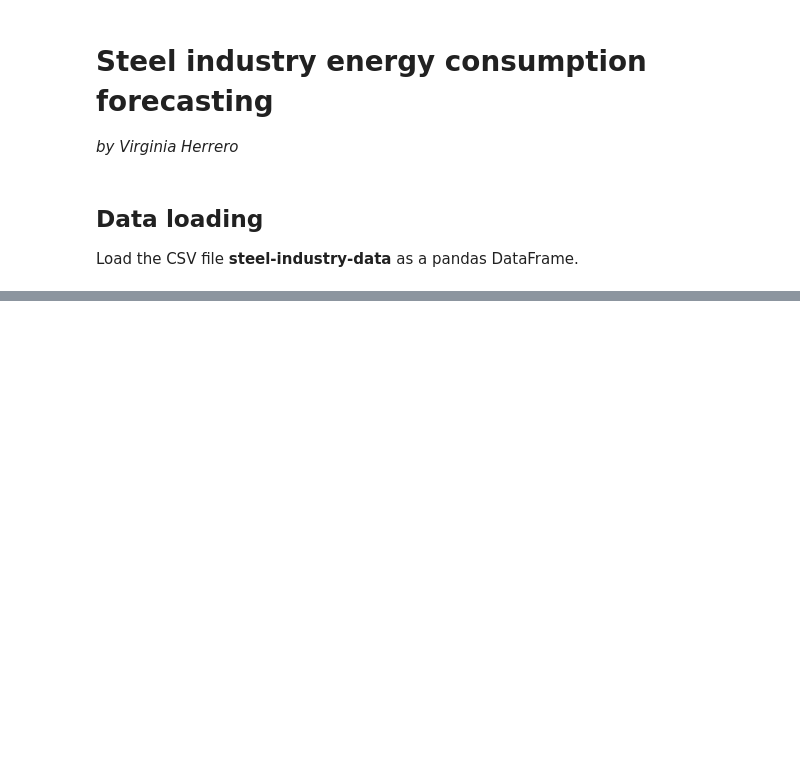
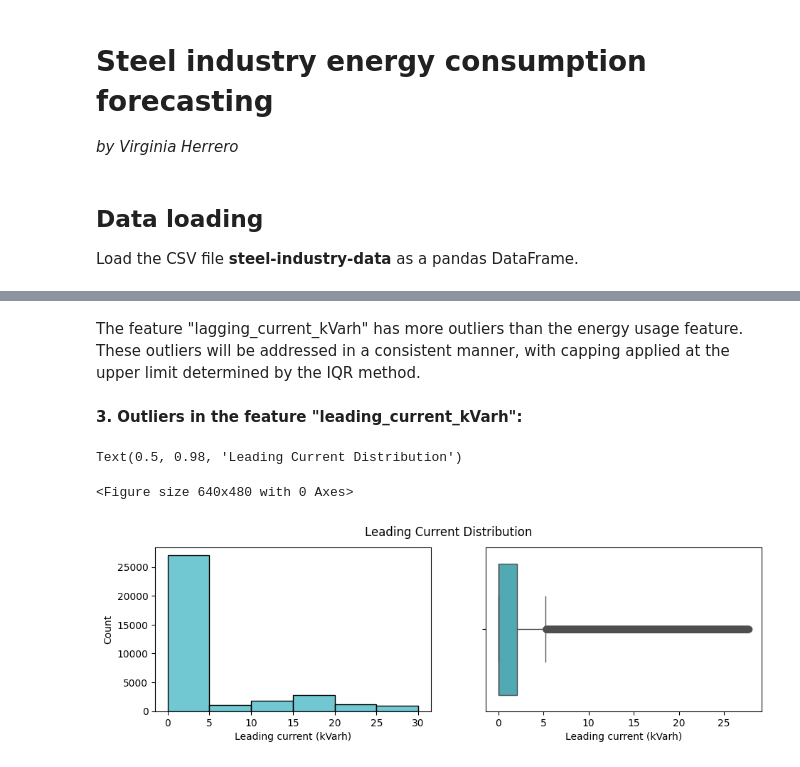
Before and after one commit to herrerovir/Steel-industry-energy-consumption-forecasting, a Jupyter notebook: Steel-industry-energy-consumption-forecasting.ipynb, the cells around one changed output, grey strips where cells are left out. Saved outputs shown, nothing was run; the diff lists cells and outputs as text; code cells hidden in the pictures; blank space fills up the shorter version.

```diff
--- a/Steel-industry-energy-consumption-forecasting.ipynb
+++ b/Steel-industry-energy-consumption-forecasting.ipynb
@@ -25,0 +324,19 @@ df.head()
+# %% [markdown]
+The feature "lagging_current_kVarh" has more outliers than the energy usage feature. These outliers will be addressed in a consistent manner, with capping applied at the upper limit determined by the IQR method.
+# %%
+df = cap_outliers(df, "lagging_current_kVarh")
+# %% [markdown]
+**3. Outliers in the feature "leading_current_kVarh":**
+# %%
+# Plot the lagging current distribution using a histogram and boxplot
+leading_current_distribution = plt.figure()
+fig, ax = plt.subplots(1, 2, figsize = (11, 3))
+sns.histplot(df["leading_current_kVarh"], ax = ax[0], bins = 6, binrange = (0, 30), color = "#41b6c4")
+sns.boxplot(x = df["leading_current_kVarh"], ax = ax[1], color = "#41b6c4")
+ax[0].set_xlabel("Leading current (kVarh)")
+ax[1].set_xlabel("Leading current (kVarh)")
+plt.suptitle("Leading Current Distribution", size = 12)
+# %% [output]
+Text(0.5, 0.98, 'Leading Current Distribution')
+<Figure size 640x480 with 0 Axes>
+[figure, added]
```
Also changed, not shown: parts of 37 cells of this notebook.
